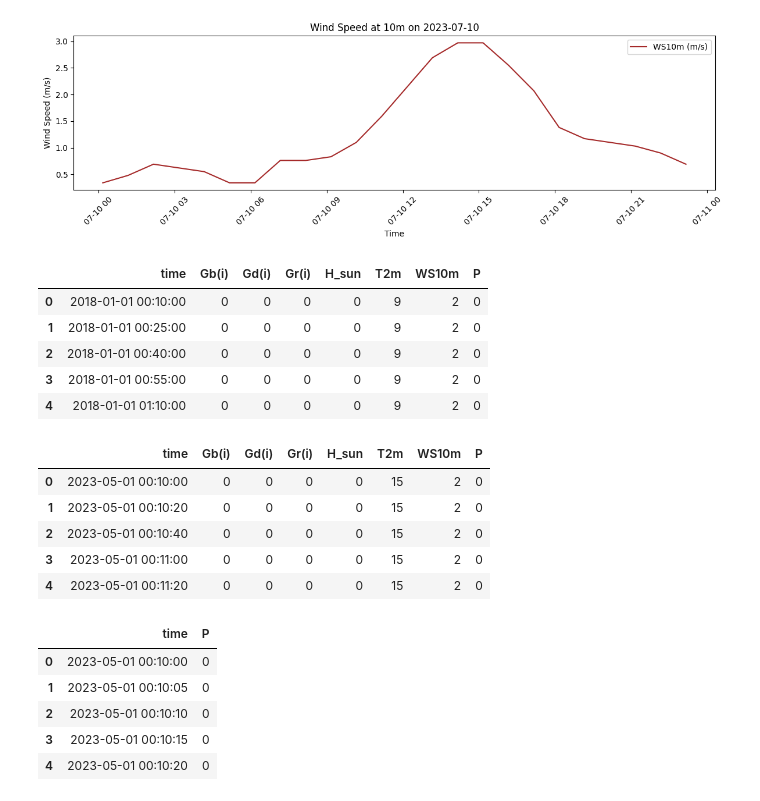
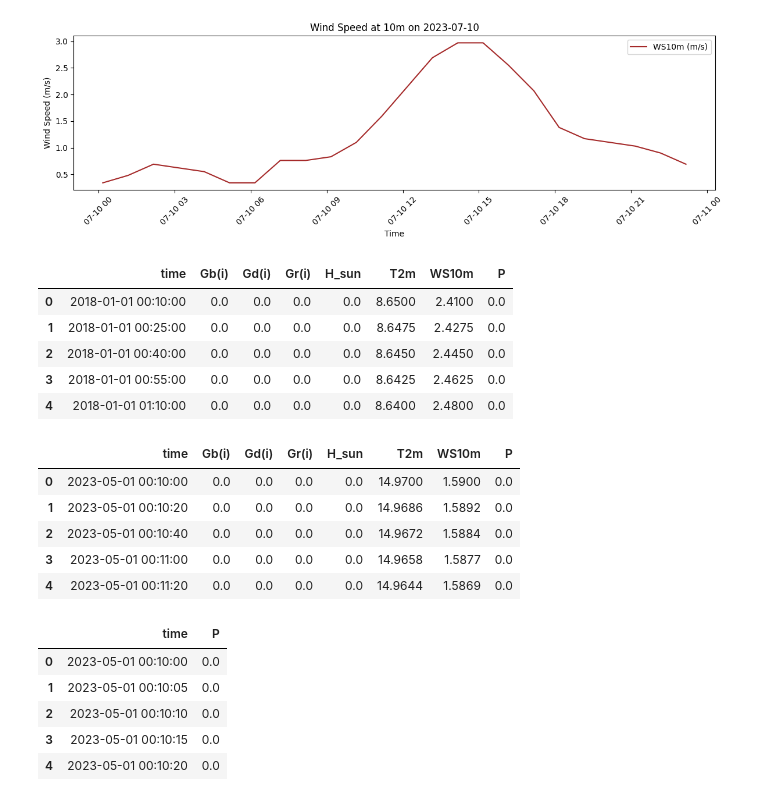
Before and after one commit to FilippoGambelli/ev-smart-charging, a Jupyter notebook: ML/radiotion_data.ipynb, the cells around one changed output. Drawn from its saved outputs; the diff is of its cells as text; code cells hidden in the pictures.

```diff
--- a/ML/radiotion_data.ipynb
+++ b/ML/radiotion_data.ipynb
@@ -146,39 +146,42 @@ df_15min = df.reindex(new_idx)
 
 # Pre-fill zeros in 'P' based on endpoint logic
 for t in df.index[:-1]:
     t_next = t + pd.Timedelta(hours=1)
     if t_next not in df.index:
         continue
 
     p_start = df.loc[t, 'P']
     p_end = df.loc[t_next, 'P']
 
     interval_15 = pd.date_range(start=t, end=t_next, freq='15min')
 
     if p_start == 0 and p_end != 0:
         df_15min.loc[interval_15[:3], 'P'] = 0
     elif p_start != 0 and p_end == 0:
         df_15min.loc[interval_15[-3:], 'P'] = 0
     elif p_start == 0 and p_end == 0:
         df_15min.loc[interval_15, 'P'] = 0
 
 # Interpolate all columns linearly
 df_15min = df_15min.interpolate(method="linear", limit_direction="both")
 
 # Reset index and round values
 df_15min = df_15min.reset_index().rename(columns={'index': 'time'})
-df_15min[['Gb(i)', 'Gd(i)', 'Gr(i)', 'H_sun', 'T2m', 'WS10m', 'P']] = df_15min[['Gb(i)', 'Gd(i)', 'Gr(i)', 'H_sun', 'T2m', 'WS10m', 'P']].round(0).astype(int)
+df_15min = df_15min.round({
+    'Gb(i)': 4, 'Gd(i)': 4, 'Gr(i)': 4,
+    'H_sun': 4, 'T2m': 4, 'WS10m': 4, 'P': 4
+})
 
 df_15min.to_csv("dataset/radiation_data_15min.csv", index=False, float_format="%.4f")
 
 df_15min.head(5)
 # %% [output]
 |  | time | Gb(i) | Gd(i) | Gr(i) | H_sun | T2m | WS10m | P |
-| 0 | 2018-01-01 00:10:00 | 0 | 0 | 0 | 0 | 9 | 2 | 0 |
-| 1 | 2018-01-01 00:25:00 | 0 | 0 | 0 | 0 | 9 | 2 | 0 |
-| 2 | 2018-01-01 00:40:00 | 0 | 0 | 0 | 0 | 9 | 2 | 0 |
-| 3 | 2018-01-01 00:55:00 | 0 | 0 | 0 | 0 | 9 | 2 | 0 |
-| 4 | 2018-01-01 01:10:00 | 0 | 0 | 0 | 0 | 9 | 2 | 0 |
+| 0 | 2018-01-01 00:10:00 | 0.0 | 0.0 | 0.0 | 0.0 | 8.6500 | 2.4100 | 0.0 |
+| 1 | 2018-01-01 00:25:00 | 0.0 | 0.0 | 0.0 | 0.0 | 8.6475 | 2.4275 | 0.0 |
+| 2 | 2018-01-01 00:40:00 | 0.0 | 0.0 | 0.0 | 0.0 | 8.6450 | 2.4450 | 0.0 |
+| 3 | 2018-01-01 00:55:00 | 0.0 | 0.0 | 0.0 | 0.0 | 8.6425 | 2.4625 | 0.0 |
+| 4 | 2018-01-01 01:10:00 | 0.0 | 0.0 | 0.0 | 0.0 | 8.6400 | 2.4800 | 0.0 |
 # %%
 # Filter only data from May 2023
 df_15min_filtered = df_15min[(df_15min['time'].dt.year == 2023) & (df_15min['time'].dt.month == 5)].copy()
@@ -215,18 +218,21 @@ df_20s = df_20s.interpolate(method='linear', limit_direction='both')
 
 # Reset index and round numerical values
 df_20s = df_20s.reset_index().rename(columns={'index': 'time'})
-df_20s[['Gb(i)', 'Gd(i)', 'Gr(i)', 'H_sun', 'T2m', 'WS10m', 'P']] = df_20s[['Gb(i)', 'Gd(i)', 'Gr(i)', 'H_sun', 'T2m', 'WS10m', 'P']].round(0).astype(int)
+df_20s = df_20s.round({
+    'Gb(i)': 4, 'Gd(i)': 4, 'Gr(i)': 4,
+    'H_sun': 4, 'T2m': 4, 'WS10m': 4, 'P': 4
+})
 
 df_20s.to_csv("dataset/radiation_data_20sec.csv", index=False, float_format="%.4f")
 
 df_20s.head(5)
 # %% [output]
 |  | time | Gb(i) | Gd(i) | Gr(i) | H_sun | T2m | WS10m | P |
-| 0 | 2023-05-01 00:10:00 | 0 | 0 | 0 | 0 | 15 | 2 | 0 |
-| 1 | 2023-05-01 00:10:20 | 0 | 0 | 0 | 0 | 15 | 2 | 0 |
-| 2 | 2023-05-01 00:10:40 | 0 | 0 | 0 | 0 | 15 | 2 | 0 |
-| 3 | 2023-05-01 00:11:00 | 0 | 0 | 0 | 0 | 15 | 2 | 0 |
-| 4 | 2023-05-01 00:11:20 | 0 | 0 | 0 | 0 | 15 | 2 | 0 |
+| 0 | 2023-05-01 00:10:00 | 0.0 | 0.0 | 0.0 | 0.0 | 14.9700 | 1.5900 | 0.0 |
+| 1 | 2023-05-01 00:10:20 | 0.0 | 0.0 | 0.0 | 0.0 | 14.9686 | 1.5892 | 0.0 |
+| 2 | 2023-05-01 00:10:40 | 0.0 | 0.0 | 0.0 | 0.0 | 14.9672 | 1.5884 | 0.0 |
+| 3 | 2023-05-01 00:11:00 | 0.0 | 0.0 | 0.0 | 0.0 | 14.9658 | 1.5877 | 0.0 |
+| 4 | 2023-05-01 00:11:20 | 0.0 | 0.0 | 0.0 | 0.0 | 14.9644 | 1.5869 | 0.0 |
 # %%
 # Set 'time' as datetime index
 df_20s = df_20s.set_index('time')
@@ -263,15 +269,15 @@ df_5s = df_5s.interpolate(method='linear', limit_direction='both')
 
 # Reset index and round numerical values
 df_5s = df_5s.reset_index().rename(columns={'index': 'time'})
-df_5s[['P']] = df_5s[['P']].round(0).astype(int)
+df_5s = df_5s.round({'P': 4})
 
 df_5s.to_csv("dataset/real_power_data_5sec.csv", index=False, float_format="%.4f")
 
 df_5s.head(5)
 # %% [output]
 |  | time | P |
-| 0 | 2023-05-01 00:10:00 | 0 |
-| 1 | 2023-05-01 00:10:05 | 0 |
-| 2 | 2023-05-01 00:10:10 | 0 |
-| 3 | 2023-05-01 00:10:15 | 0 |
-| 4 | 2023-05-01 00:10:20 | 0 |
+| 0 | 2023-05-01 00:10:00 | 0.0 |
+| 1 | 2023-05-01 00:10:05 | 0.0 |
+| 2 | 2023-05-01 00:10:10 | 0.0 |
+| 3 | 2023-05-01 00:10:15 | 0.0 |
+| 4 | 2023-05-01 00:10:20 | 0.0 |
```
Also changed, not shown: 8 other files.
